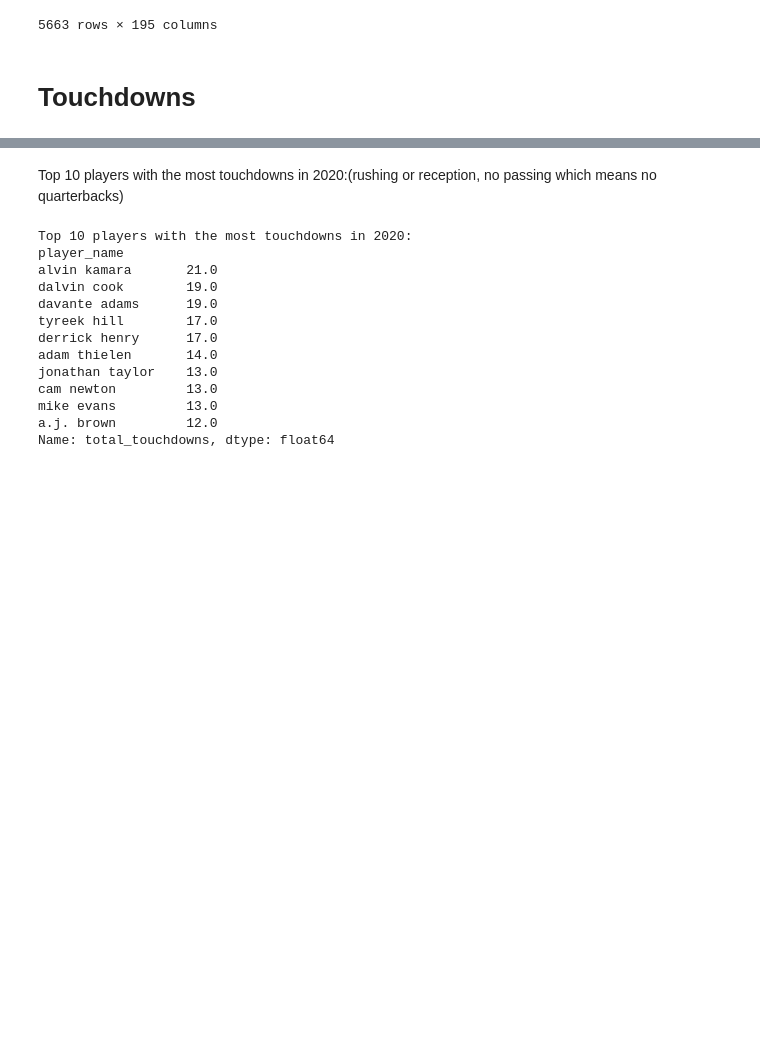
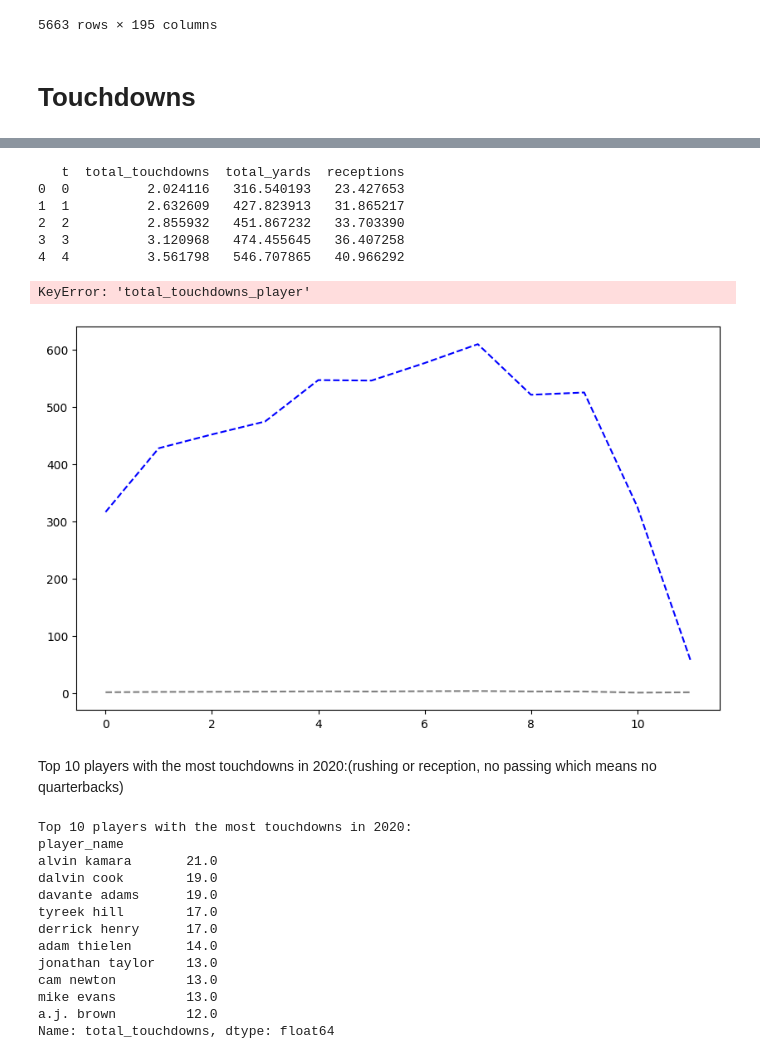
Before and after one commit to salomerivas/app-development, a Jupyter notebook: VisualizationKaggle.ipynb, the cells around one changed output, grey strips where cells are left out. Cells and saved outputs as stored; diff of their text form; code cells hidden in the pictures; blank space fills up the shorter version.

```diff
--- a/VisualizationKaggle.ipynb
+++ b/VisualizationKaggle.ipynb
@@ -233,0 +252,18 @@ year_df
+# %%
+#select only relevant columns
+wr_baseline_df = wr_df[['t', 'total_touchdowns', 'total_yards', 'receptions']]
+# %%
+# group by t and calculate baseline
+baseline_df = wr_baseline_df.groupby('t').mean().reset_index()
+# %%
+print(baseline_df.head())
+# %% [output]
+   t  total_touchdowns  total_yards  receptions
+0  0          2.024116   316.540193   23.427653
+1  1          2.632609   427.823913   31.865217
+2  2          2.855932   451.867232   33.703390
+3  3          3.120968   474.455645   36.407258
+4  4          3.561798   546.707865   40.966292
+# %%
+selected_players = ['justin jefferson', 'davante adams', 'tyreek hill']  # Replace with actual player IDs
+selected_df = normalized_df[normalized_df['player_id'].isin(selected_players)]
@@ -234,3 +273,31 @@ year_df
+# %%
+comparison_df = selected_df.merge(baseline_df, on='t', suffixes=('_player', '_baseline'))
+# %%
+import matplotlib.pyplot as plt
+
+plt.figure(figsize=(10, 6))
+
+# Plot baseline
+plt.plot(baseline_df['t'], baseline_df['total_touchdowns'], label='Baseline Total Touchdowns', color='gray', linestyle='--')
+plt.plot(baseline_df['t'], baseline_df['total_yards'], label='Baseline Total Yards', color='blue', linestyle='--')
+
+# Plot player performance
+for player_id in selected_players:
+    player_data = comparison_df[comparison_df['player_id'] == player_id]
+    plt.plot(player_data['t'], player_data['total_touchdowns_player'], label=f"Total Touchdowns: Player {player_id}")
+    plt.plot(player_data['t'], player_data['total_yards_player'], label=f"Total Yards: Player {player_id}")
+
+# Add labels, legend, and title
+plt.xlabel('t (Normalized Time)')
+plt.ylabel('Performance Metrics')
+plt.title('Comparison of Players Against Baseline')
+plt.legend()
+plt.grid()
+plt.tight_layout()
+plt.show()
+# %% [output]
+KeyError: 'total_touchdowns_player'
+[figure, added]
 # %% [markdown]
 Top 10 players with the most touchdowns in 2020:(rushing or reception, no passing which means no quarterbacks)
 # %%
```
Also changed, not shown: parts of 21 cells of this notebook, 2 other files.
